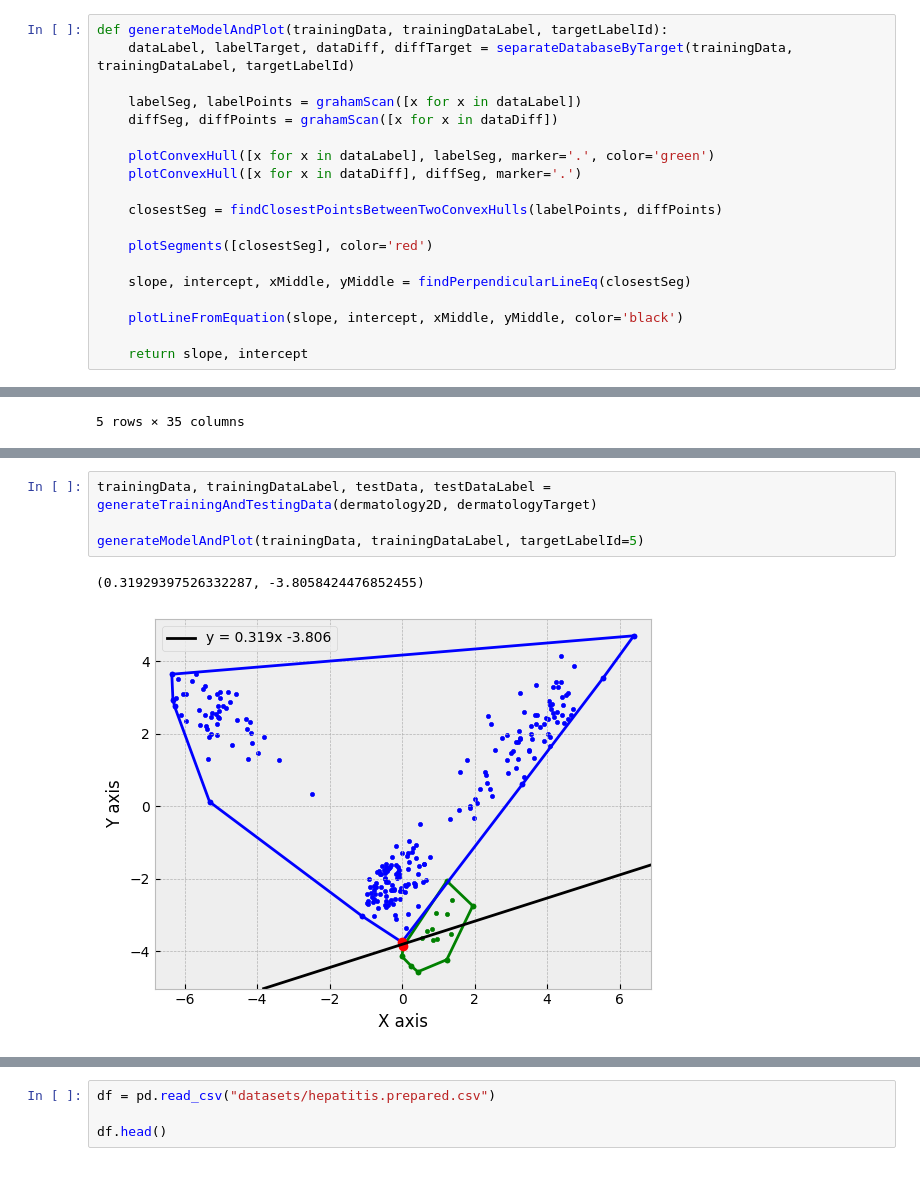
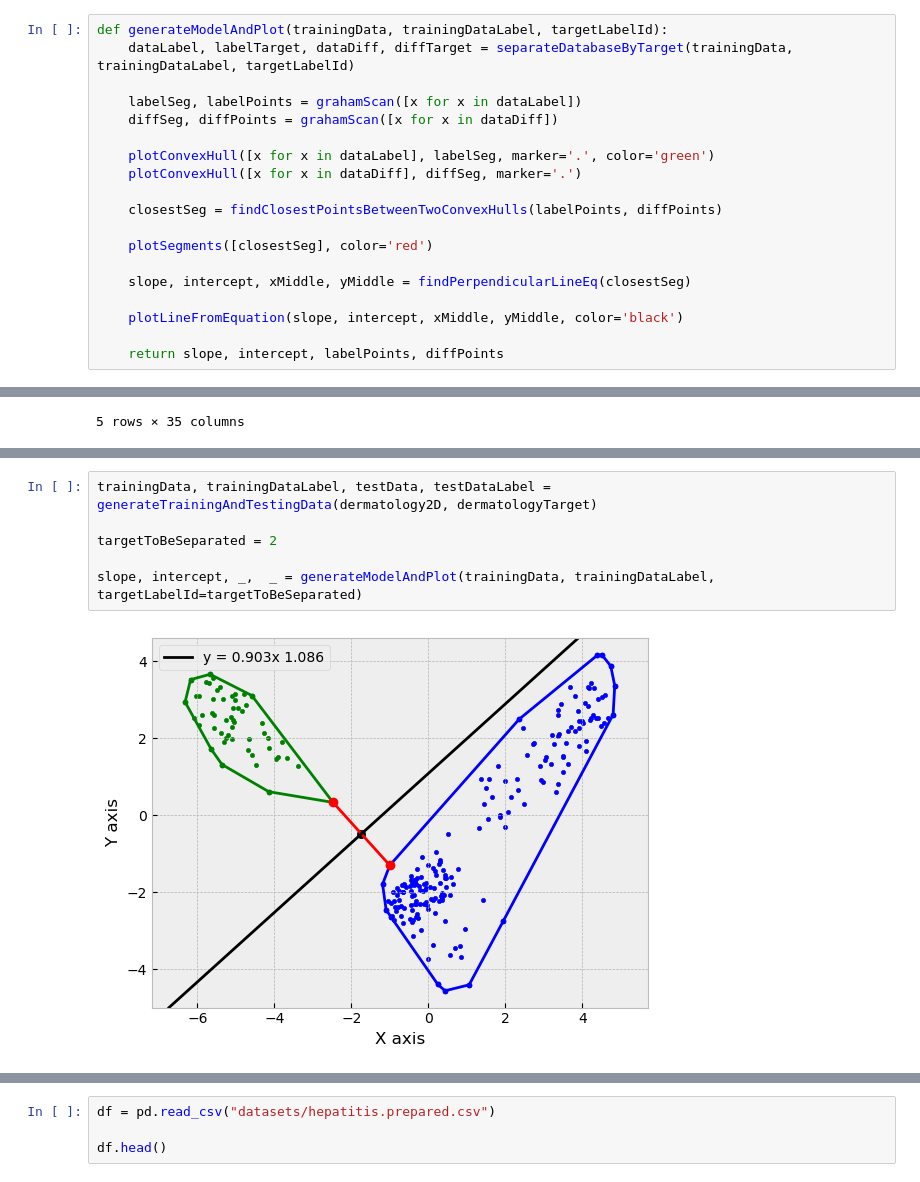
Before and after one commit to probablygab/2d-linear-classifier, a Jupyter notebook: tp1_alg2.ipynb, the cells around one changed output, grey strips where cells are left out. Drawn from its saved outputs; the diff is of its cells as text.

```diff
--- a/tp1_alg2.ipynb
+++ b/tp1_alg2.ipynb
@@ -865,7 +865,7 @@ def generateModelAndPlot(trainingData, trainingDataLabel, targetLabelId):
 
     plotLineFromEquation(slope, intercept, xMiddle, yMiddle, color='black')
 
-    return slope, intercept
+    return slope, intercept, labelPoints, diffPoints
 # %%
 def runModelAndGetMetrics(database, databaseTarget, targetId, targetIdOrientation, eqSlope, eqIntercept):
     testTarget = []
@@ -1044,8 +1083,9 @@ plotConvexHullDatabases(dermatologyTarget, dermatology2D)
 # %%
 trainingData, trainingDataLabel, testData, testDataLabel = generateTrainingAndTestingData(dermatology2D, dermatologyTarget)
 
-generateModelAndPlot(trainingData, trainingDataLabel, targetLabelId=5)
+targetToBeSeparated = 2
+
+slope, intercept, _,  _ = generateModelAndPlot(trainingData, trainingDataLabel, targetLabelId=targetToBeSeparated)
 # %% [output]
-(0.31929397526332287, -3.8058424476852455)
-[figure, old version]
+[figure, new version]
 # %%
```
Also changed, not shown: parts of 33 cells of this notebook, 5 other files.
